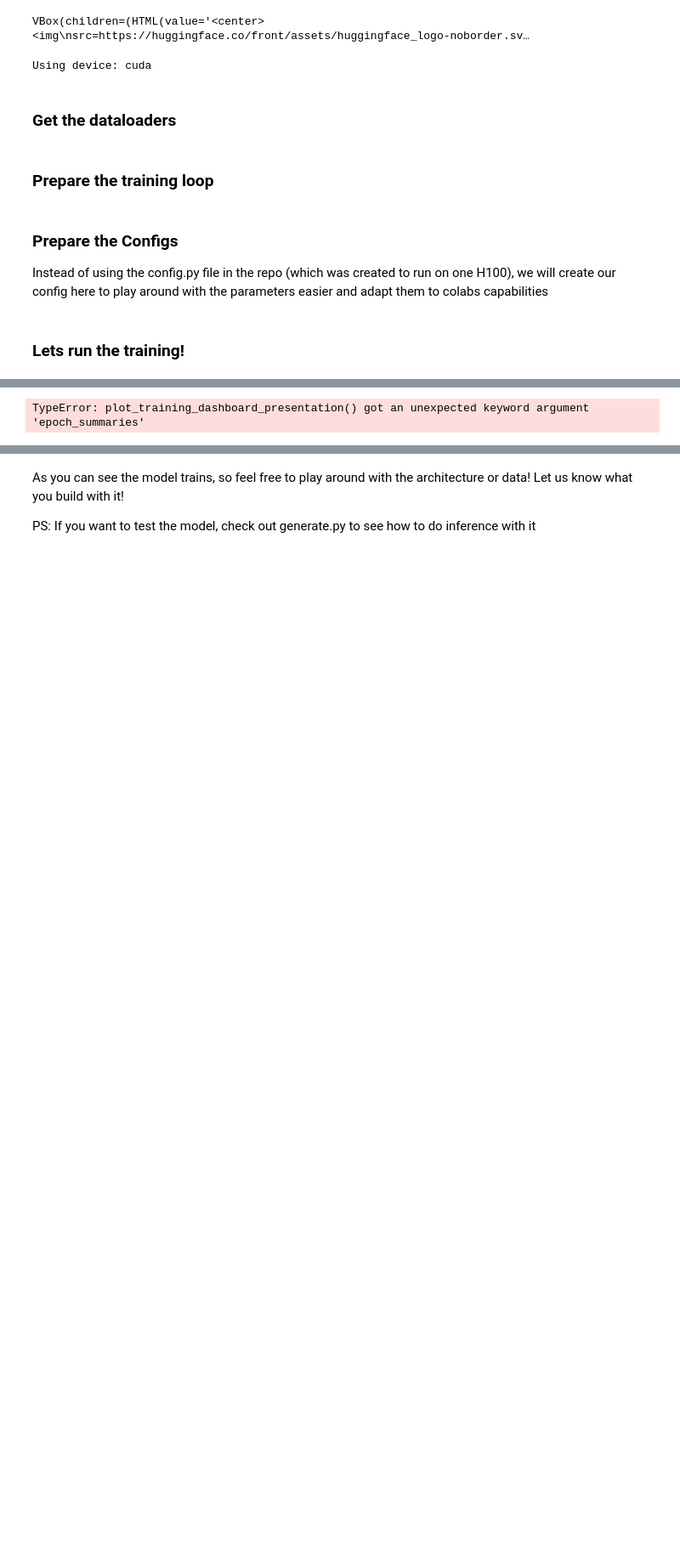
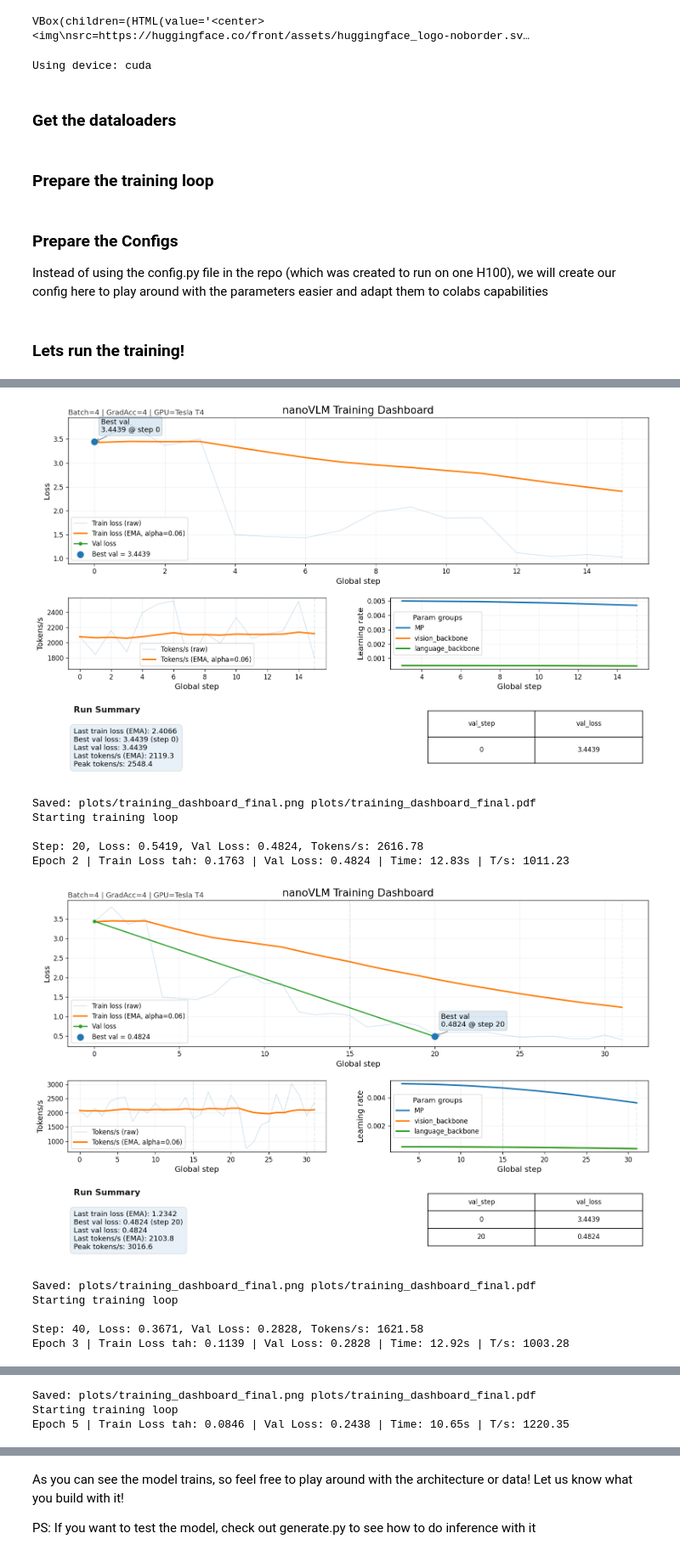
Before and after one commit to tahiriltaf/document_classification, a Jupyter notebook: train_nanoVLM.ipynb, the cells around one changed output, grey strips where cells are left out. Shown at 85% size. Drawn from its saved outputs; the diff is of its cells as text; code cells hidden in the pictures; blank space fills up the shorter version.

```diff
--- a/train_nanoVLM.ipynb
+++ b/train_nanoVLM.ipynb
@@ -1038,8 +1038,8 @@ class TrainConfig:
 import models.config as config
 vlm_cfg = config.VLMConfig()
 train_cfg = config.TrainConfig()
-vlm_cfg = VLMConfig()
-train_cfg = TrainConfig()
+# vlm_cfg = VLMConfig()
+# train_cfg = TrainConfig()
 train(train_cfg, vlm_cfg)
 # %% [output]
 Resize to max side len: False
@@ -1060 +1060,12 @@ Epoch 1 | Train Loss tah: 0.7064 | Val Loss: 3.1519 | Time: 11.80s | T/s: 1101.5
+[figure, added]
-TypeError: plot_training_dashboard_presentation() got an unexpected keyword argument 'epoch_summaries'
+Saved: plots/training_dashboard_final.png plots/training_dashboard_final.pdf
+Starting training loop
+
+Step: 20, Loss: 0.5419, Val Loss: 0.4824, Tokens/s: 2616.78
+Epoch 2 | Train Loss tah: 0.1763 | Val Loss: 0.4824 | Time: 12.83s | T/s: 1011.23
+[figure, added]
+Saved: plots/training_dashboard_final.png plots/training_dashboard_final.pdf
+Starting training loop
+
+Step: 40, Loss: 0.3671, Val Loss: 0.2828, Tokens/s: 1621.58
+Epoch 3 | Train Loss tah: 0.1139 | Val Loss: 0.2828 | Time: 12.92s | T/s: 1003.28
@@ -1060,0 +1079,3 @@ TypeError: plot_training_dashboard_presentation() got an unexpected keyword argu
+Saved: plots/training_dashboard_final.png plots/training_dashboard_final.pdf
+Starting training loop
+Epoch 5 | Train Loss tah: 0.0846 | Val Loss: 0.2438 | Time: 10.65s | T/s: 1220.35
```
Also changed, not shown: parts of 2 cells of this notebook.
